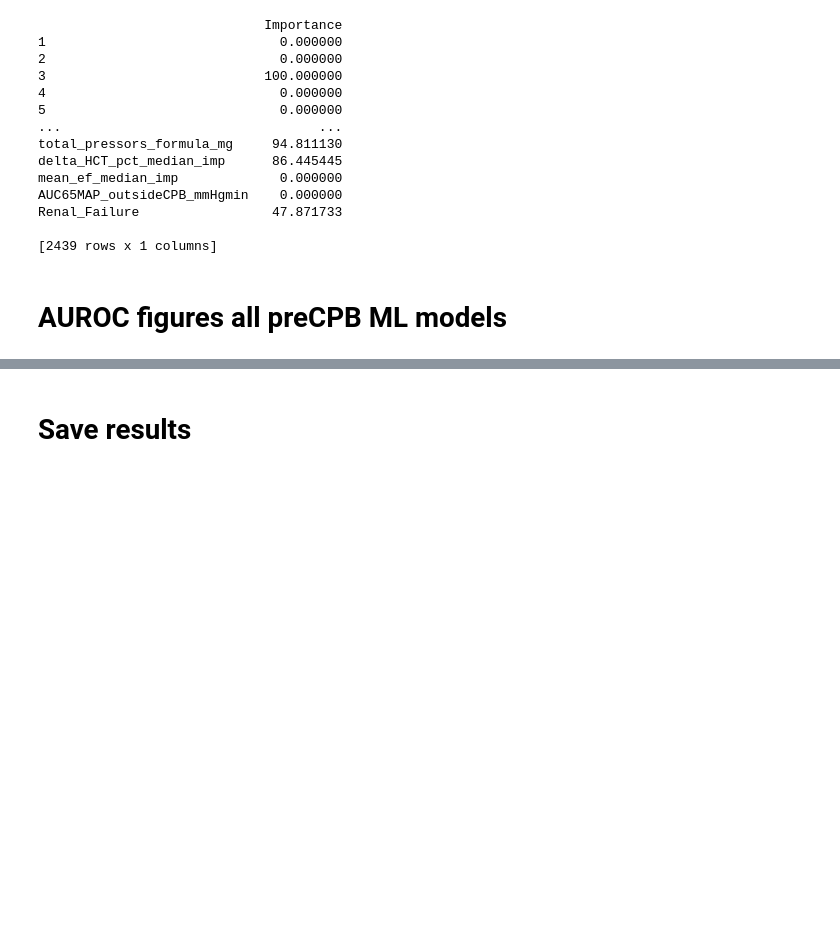
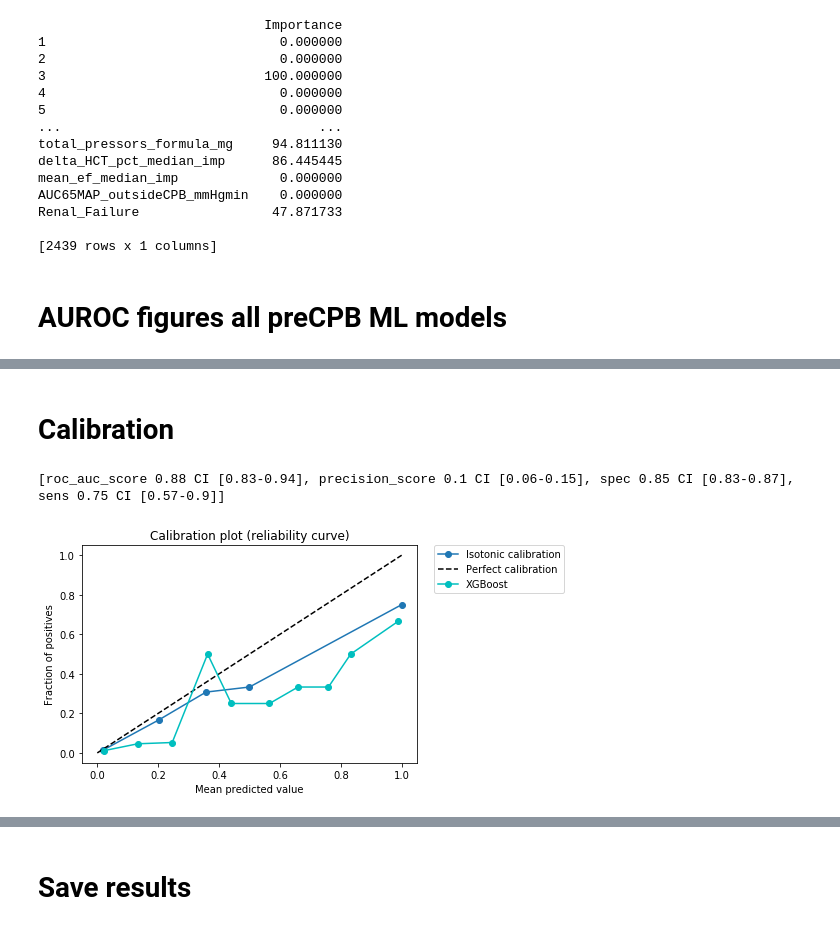
Before and after one commit to theonesp/ml_mort_cardiac, a Jupyter notebook: analysis/training/training_models_outsidecpb.ipynb, the cells around one changed output, grey strips where cells are left out. Drawn from its saved outputs; the diff is of its cells as text; code cells hidden in the pictures; blank space fills up the shorter version.

```diff
--- a/analysis/training/training_models_outsidecpb.ipynb
+++ b/analysis/training/training_models_outsidecpb.ipynb
@@ -447,7 +447,7 @@ for i,model in enumerate(bestmodels):
    #                               ,' accuracy_score',' spec','sens',' precision_score'
    #                               ,' f1_score',' cohen_kappa_score','metric_SMR','metric_aupr'])
    #
-    performance = [roc_auc_score,average_precision_score, spec, sens]
+    performance = [roc_auc_score,precision_score, spec, sens]
 
     performance_names = np.array(['roc_auc_score','precision_score','spec','sens'])
 
@@ -677,0 +630,78 @@ pyplot.xlim([0.0, 1.0])
+# %% [markdown]
+# Calibration
+# %%
+##%% Calibration FOR BEST MODEL: XGBoost ######################################
+
+# best model here
+clf = model
+
+# Calibrate model
+y_test_hat = clf.predict_proba(X_test)[:,1]
+clf2 = LogisticRegression(random_state = 44, max_iter=10**3,tol=1**-4,solver='lbfgs')
+
+clf_isotonic = CalibratedClassifierCV(clf2, cv = 2, method='isotonic')
+clf_isotonic.fit(y_test_hat.reshape(-1, 1), y_test)
+prob_pos_test = clf_isotonic.predict_proba(y_test_hat.reshape(-1, 1))[:,1] # predict
+fraction_of_positives, mean_predicted_value = \
+fop, mpv =  calibration_curve(y_test, prob_pos_test, n_bins=10, normalize=True)
+
+pyplot.plot(mpv, fop, 'o-',label="Isotonic calibration")
+
+prob_pos = clf.predict_proba(X_test)[:,1] #).astype(np.int)
+fraction_of_positives, mean_predicted_value = \
+calibration_curve(y_test, prob_pos, n_bins=10, normalize=True)
+pyplot.plot([0, 1], [0, 1], 'k--',label='Perfect calibration')
+pyplot.plot(mean_predicted_value, fraction_of_positives, 'o-c',label="XGBoost")
+
+# Add title and axis names
+pyplot.title('Calibration plot (reliability curve)')
+pyplot.xlabel('Mean predicted value')
+pyplot.ylabel('Fraction of positives')
+
+pyplot.legend(bbox_to_anchor=(1.05, 1), loc=2, borderaxespad=0.)
+
+# new y_test_pred
+y_test_pred = prob_pos_test
+
+# perform bootstrapping with new y_test_pred ###################################
+
+performance = [roc_auc_score,precision_score, spec, sens]
+performance_names = np.array(['roc_auc_score','precision_score','spec','sens'])
+
+
+conf = []
+delt = []
+met = []
+med = []
+te = []
+performance_insights = []
+
+y_test = np.array(y_test)
+
+for i,p in enumerate(performance):
+
+    if (p == roc_auc_score):
+        mediana,extremes,delta = get_CI_boot(y_test,y_test_pred,p,boot=100) #atencao aqui ao boot
+        met.append(p)
+        conf.append(extremes)
+        delt.append(delta)
+        med.append(mediana)
+        te.append(p(y_test,y_test_pred))
+        performance_insights.append(performance_names[i]+' '+str(round(p(y_test,y_test_pred), 2)) +' CI ['+ str(round(extremes[0], 2))  +'-'+  str(round(extremes[1], 2)) +']')
+    else:
+        y_pred_threshold = (y_test_pred >= threshold).astype(np.int)
+        mediana,extremes,delta = get_CI_boot(y_test,y_pred_threshold,p,boot=100)
+        met.append(p)
+        conf.append(extremes)
+        delt.append(delta)
+        med.append(mediana)
+        te.append(p(y_test,y_pred_threshold))
+        performance_insights.append(performance_names[i]+' '+str(round(p(y_test,y_pred_threshold), 2)) +' CI ['+ str(round(extremes[0], 2))  +'-'+  str(round(extremes[1], 2)) +']')
+
+
+performance_insights =  str(performance_insights)
+performance_insights = performance_insights.replace("'", "")
+print(performance_insights)
+# %% [output]
+[roc_auc_score 0.88 CI [0.83-0.94], precision_score 0.1 CI [0.06-0.15], spec 0.85 CI [0.83-0.87], sens 0.75 CI [0.57-0.9]]
+[figure, added]
```
Also changed, not shown: parts of 8 cells of this notebook, 3 other files.
